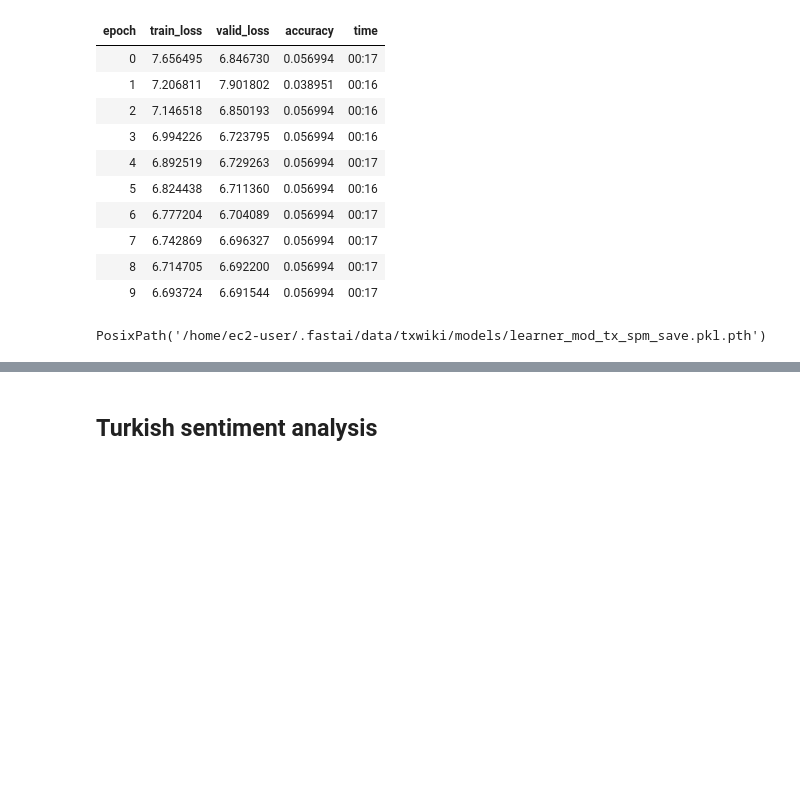
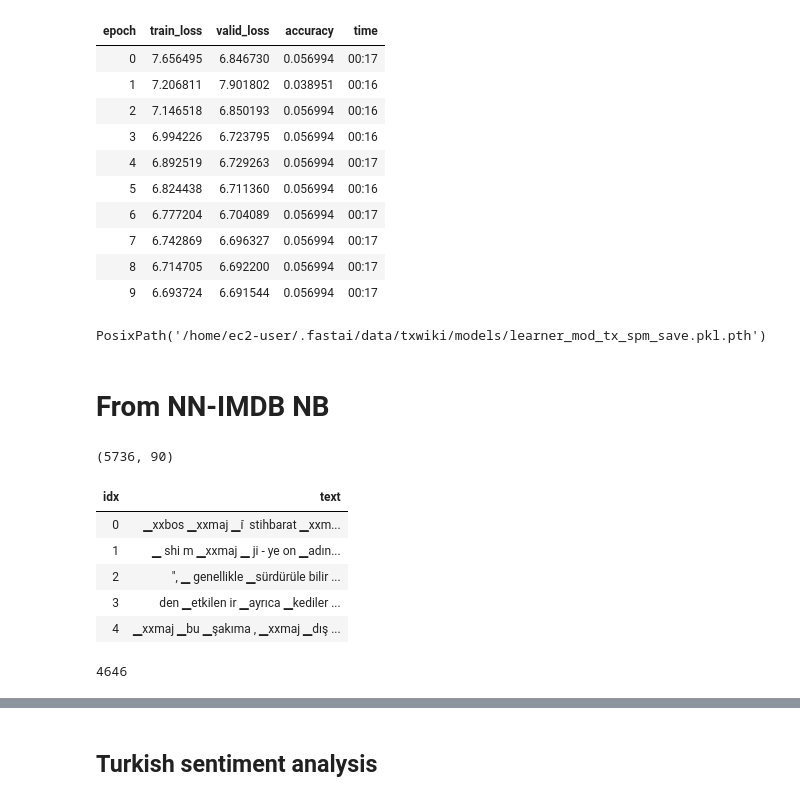
Before and after one commit to CloudaYolla/fastai-study-group-DL4coders, a Jupyter notebook: course-nlp/nn-turkish-PA4-2020-10-28-tr-small.ipynb, the cells around one changed output, grey strips where cells are left out. Cells and saved outputs as stored; diff of their text form; code cells hidden in the pictures; blank space fills up the shorter version.

```diff
--- a/course-nlp/nn-turkish-PA4-2020-10-28-tr-small.ipynb
+++ b/course-nlp/nn-turkish-PA4-2020-10-28-tr-small.ipynb
@@ -349,3 +358,18 @@ learn.save_encoder('/home/ec2-user/.fastai/data/txwiki/models/learner_tx_spm_enc
 learn.to_fp32().save('/home/ec2-user/.fastai/data/txwiki/models/learner_mod_tx_spm_save.pkl',return_path=True)
 # %% [output]
 PosixPath('/home/ec2-user/.fastai/data/txwiki/models/learner_mod_tx_spm_save.pkl.pth')
+# %% [markdown]
+# From NN-IMDB NB
+# %%
+len(data.vocab.itos),len(data.train_ds)
+# %% [output]
+(5736, 90)
+# %%
+data.show_batch()
+# %% [output]
+| idx | text |
+| 0 | ▁xxbos ▁xxmaj ▁i ̇ stihbarat ▁xxm... |
+| 1 | ▁ shi m ▁xxmaj ▁ ji - ye on ▁adın... |
+| 2 | ", ▁ genellikle ▁sürdürüle bilir ... |
+| 3 | den ▁etkilen ir ▁ayrıca ▁kediler ... |
+| 4 | ▁xxmaj ▁bu ▁şakıma , ▁xxmaj ▁dış ... |
@@ -351,0 +378,4 @@ PosixPath('/home/ec2-user/.fastai/data/txwiki/models/learner_mod_tx_spm_save.pkl
+# %%
+vocab.stoi["stratejik"]
+# %% [output]
+4646
```
Also changed, not shown: parts of 14 cells of this notebook.
